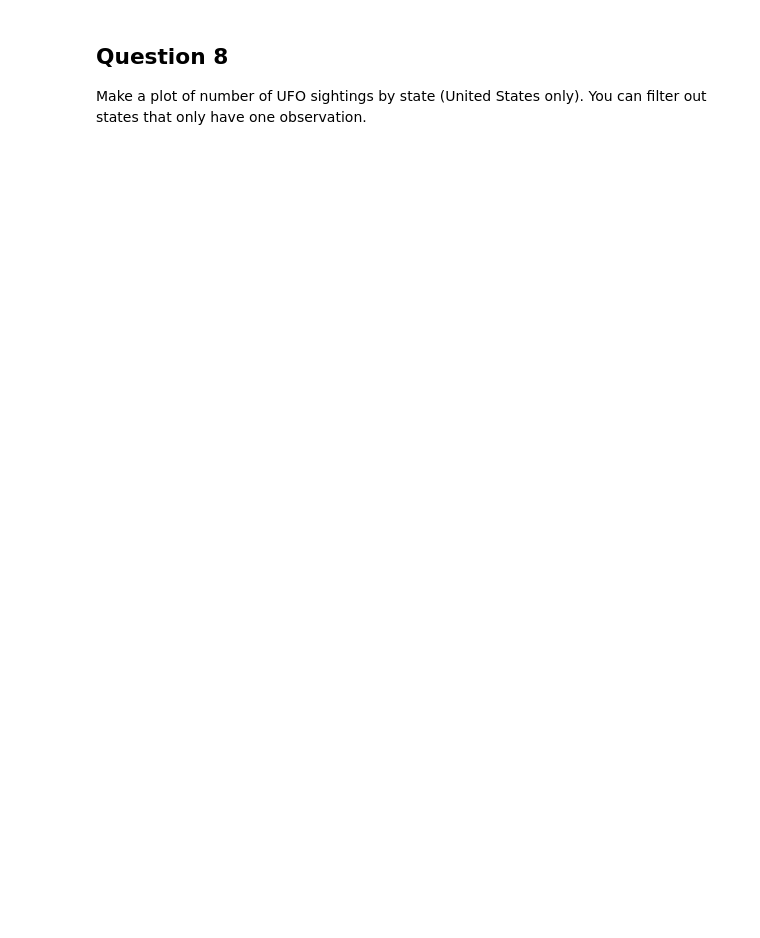
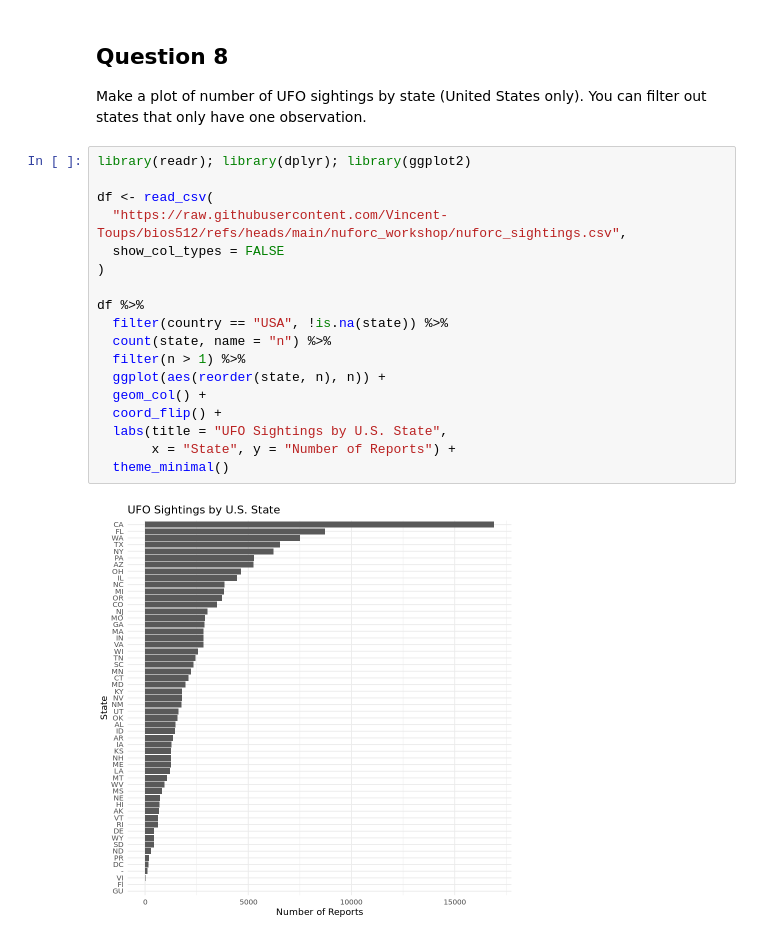
Before and after one commit to snwilke/bios-512-repo, a Jupyter notebook: BIOS512_HW4.ipynb, the cells around one changed output. Cells and saved outputs as stored; diff of their text form; blank space fills up the shorter version.

```diff
--- a/BIOS512_HW4.ipynb
+++ b/BIOS512_HW4.ipynb
@@ -593,3 +615,23 @@ ERROR: Error in `select()`:
 # %% [markdown]
 ## Question 8
 Make a plot of number of UFO sightings by state (United States only). You can filter out states that only have one observation.
+# %%
+library(readr); library(dplyr); library(ggplot2)
+
+df <- read_csv(
+  "https://raw.githubusercontent.com/Vincent-Toups/bios512/refs/heads/main/nuforc_workshop/nuforc_sightings.csv",
+  show_col_types = FALSE
+)
+
+df %>%
+  filter(country == "USA", !is.na(state)) %>%
+  count(state, name = "n") %>%
+  filter(n > 1) %>%
+  ggplot(aes(reorder(state, n), n)) +
+  geom_col() +
+  coord_flip() +
+  labs(title = "UFO Sightings by U.S. State",
+       x = "State", y = "Number of Reports") +
+  theme_minimal()
+# %% [output]
+[figure, added]
```
Also changed, not shown: parts of 1 cell of this notebook, 2 other files.
